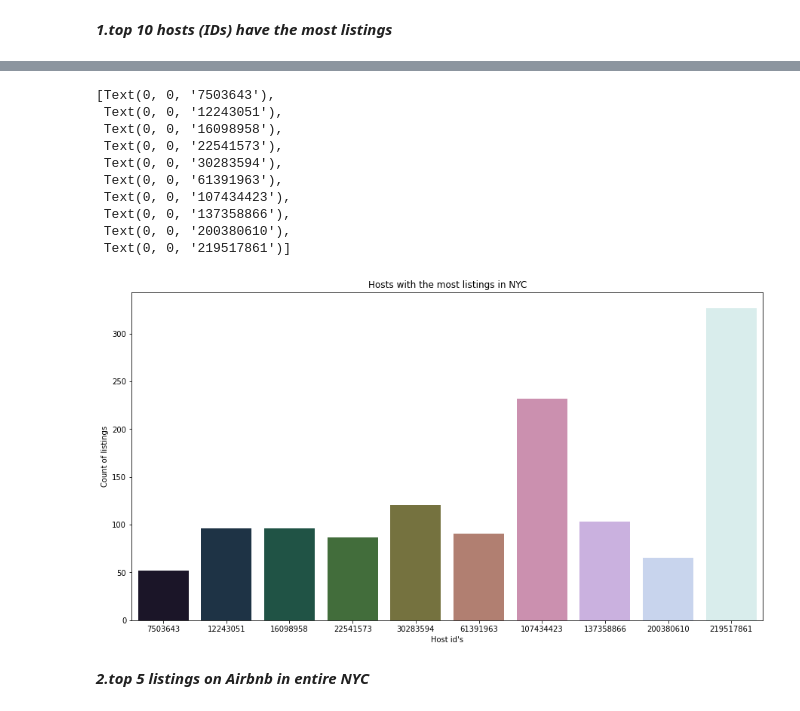
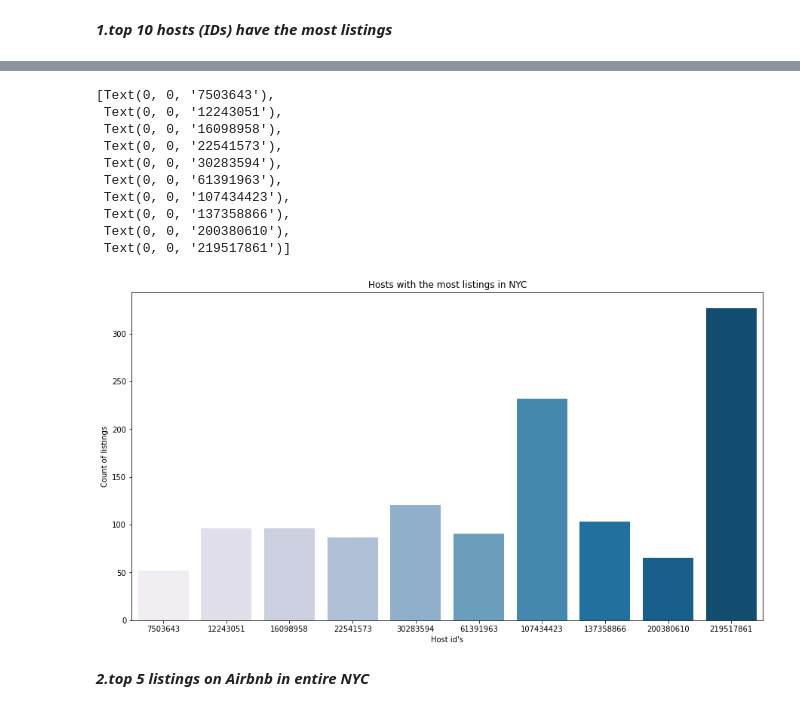
Before and after one commit to Sawant-Chaitanya/Airbnb-Booking-analysis, a Jupyter notebook: Chaitanya_Airbnb_Bookings_Analysis_Capstone_Project.ipynb, the cells around one changed output, grey strips where cells are left out. Cells and saved outputs as stored; diff of their text form; code cells hidden in the pictures.

```diff
--- a/Chaitanya_Airbnb_Bookings_Analysis_Capstone_Project.ipynb
+++ b/Chaitanya_Airbnb_Bookings_Analysis_Capstone_Project.ipynb
@@ -352,24 +340,24 @@ df_top_host
 # %%
-#setting figure size
+
 plt.figure(figsize=(15,8))
 
-viz=sns.barplot(x='host_id', y='count', data=df_top_host, palette="cubehelix")
+viz=sns.barplot(x='host_id', y='count', data=df_top_host, palette="PuBu")
 viz.set_title('Hosts with the most listings in NYC')
 viz.set_ylabel('Count of listings')
 viz.set_xlabel('Host id\'s')
 viz.set_xticklabels(viz.get_xticklabels())
 # %% [output]
 [Text(0, 0, '7503643'),
  Text(0, 0, '12243051'),
  Text(0, 0, '16098958'),
  Text(0, 0, '22541573'),
  Text(0, 0, '30283594'),
  Text(0, 0, '61391963'),
  Text(0, 0, '107434423'),
  Text(0, 0, '137358866'),
  Text(0, 0, '200380610'),
  Text(0, 0, '219517861')]
-[figure, old version]
+[figure, new version]
 # %% [markdown]
 ***2.top 5 listings on Airbnb in entire NYC***
 # %%
```
Also changed, not shown: parts of 64 cells of this notebook.
